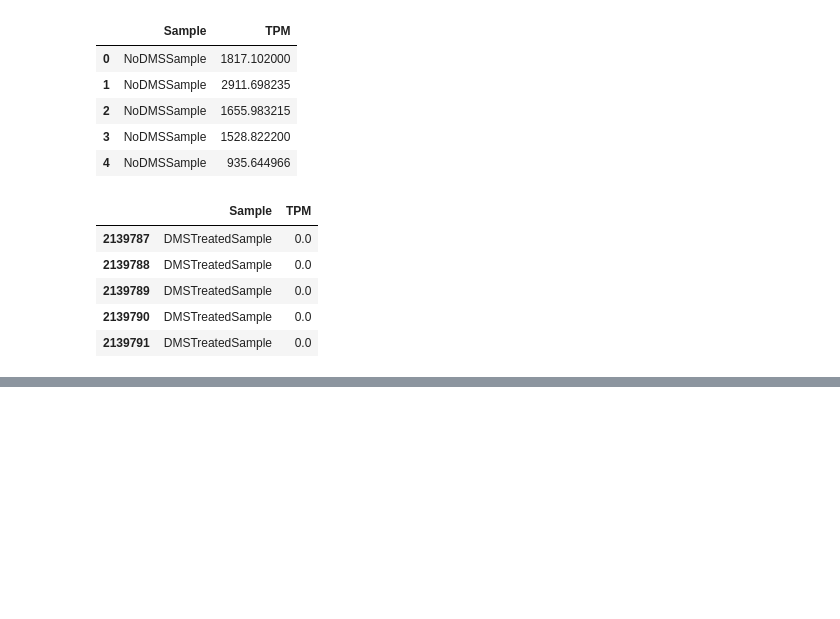
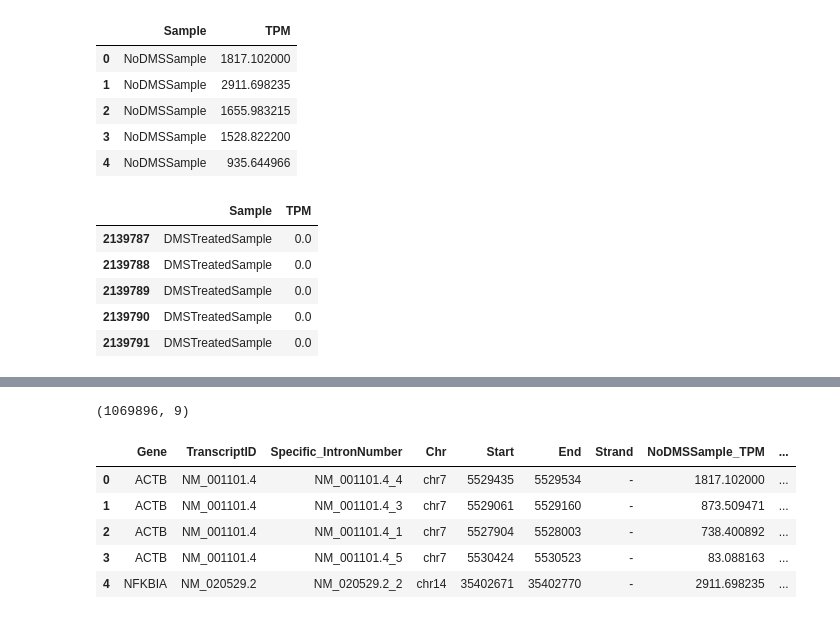
Before and after one commit to JayKu4418/Rapunzel-ExonIntronBoundaryStructures_Scripts, a Jupyter notebook: FeatureCounts_CompareExonIntronBoundaries_MadrasinHiSeqOctober2018.ipynb, the cells around one changed output, grey strips where cells are left out. Saved outputs shown, nothing was run; the diff lists cells and outputs as text; code cells hidden in the pictures; blank space fills up the shorter version.

```diff
--- a/FeatureCounts_CompareExonIntronBoundaries_MadrasinHiSeqOctober2018.ipynb
+++ b/FeatureCounts_CompareExonIntronBoundaries_MadrasinHiSeqOctober2018.ipynb
@@ -221,0 +323,14 @@ p
+# %%
+# Final dataset cleaned up
+feature_readCounts_transcriptome_Intron5p = feature_readCounts_transcriptome_sortedByTPMs_intronCoordInfo_GeneName.iloc[:,[9,8,2,3,4,5,6,0,1]]
+feature_readCounts_transcriptome_Intron5p.columns = ["Gene","TranscriptID","Specific_IntronNumber","Chr","Start","End","Strand","NoDMSSample_TPM","DMSTreatedSample_TPM"]
+print feature_readCounts_transcriptome_Intron5p.shape
+feature_readCounts_transcriptome_Intron5p.head()
+# %% [output]
+(1069896, 9)
+|  | Gene | TranscriptID | Specific_IntronNumber | Chr | Start | End | Strand | NoDMSSample_TPM | ... |
+| 0 | ACTB | NM_001101.4 | NM_001101.4_4 | chr7 | 5529435 | 5529534 | - | 1817.102000 | ... |
+| 1 | ACTB | NM_001101.4 | NM_001101.4_3 | chr7 | 5529061 | 5529160 | - | 873.509471 | ... |
+| 2 | ACTB | NM_001101.4 | NM_001101.4_1 | chr7 | 5527904 | 5528003 | - | 738.400892 | ... |
+| 3 | ACTB | NM_001101.4 | NM_001101.4_5 | chr7 | 5530424 | 5530523 | - | 83.088163 | ... |
+| 4 | NFKBIA | NM_020529.2 | NM_020529.2_2 | chr14 | 35402671 | 35402770 | - | 2911.698235 | ... |
```
Also changed, not shown: parts of 15 cells of this notebook, 6 other files.
